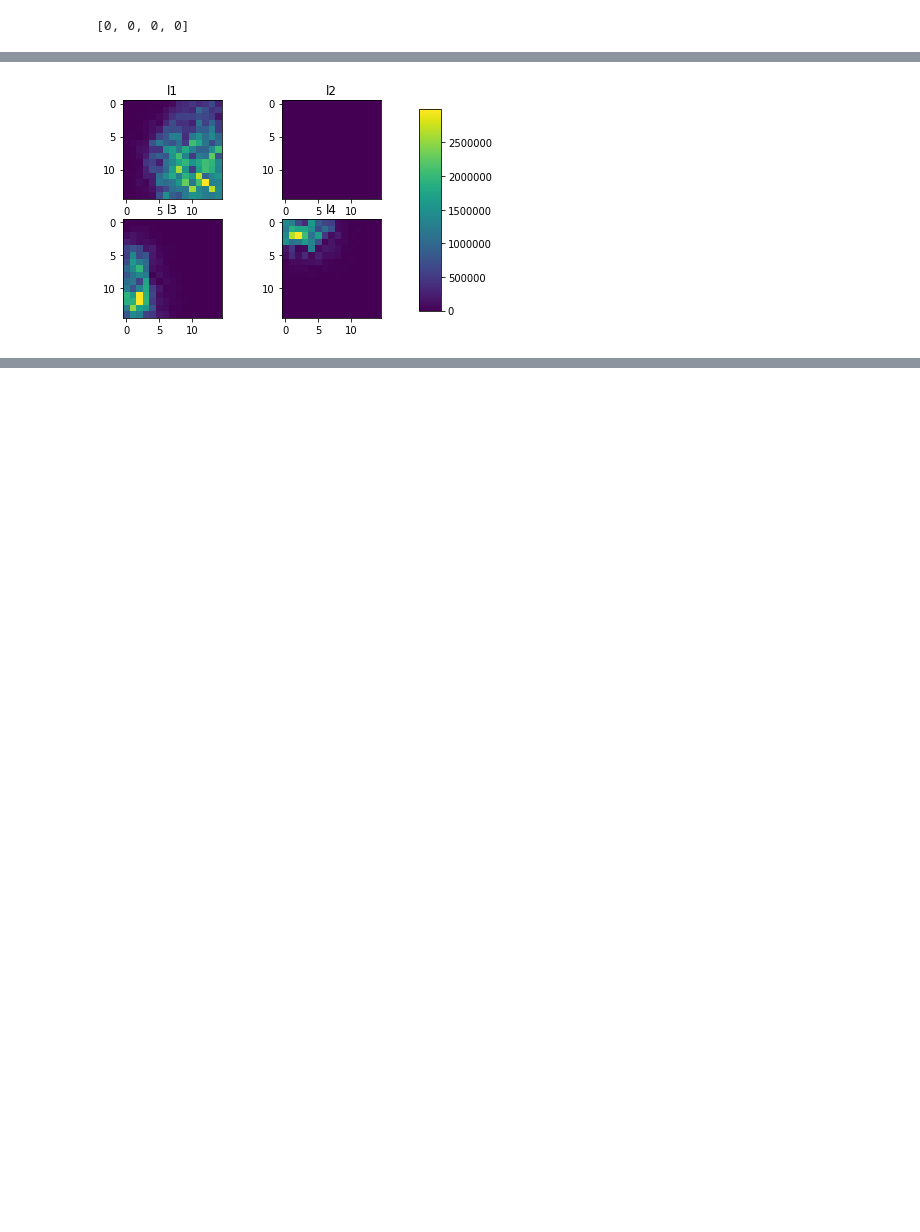
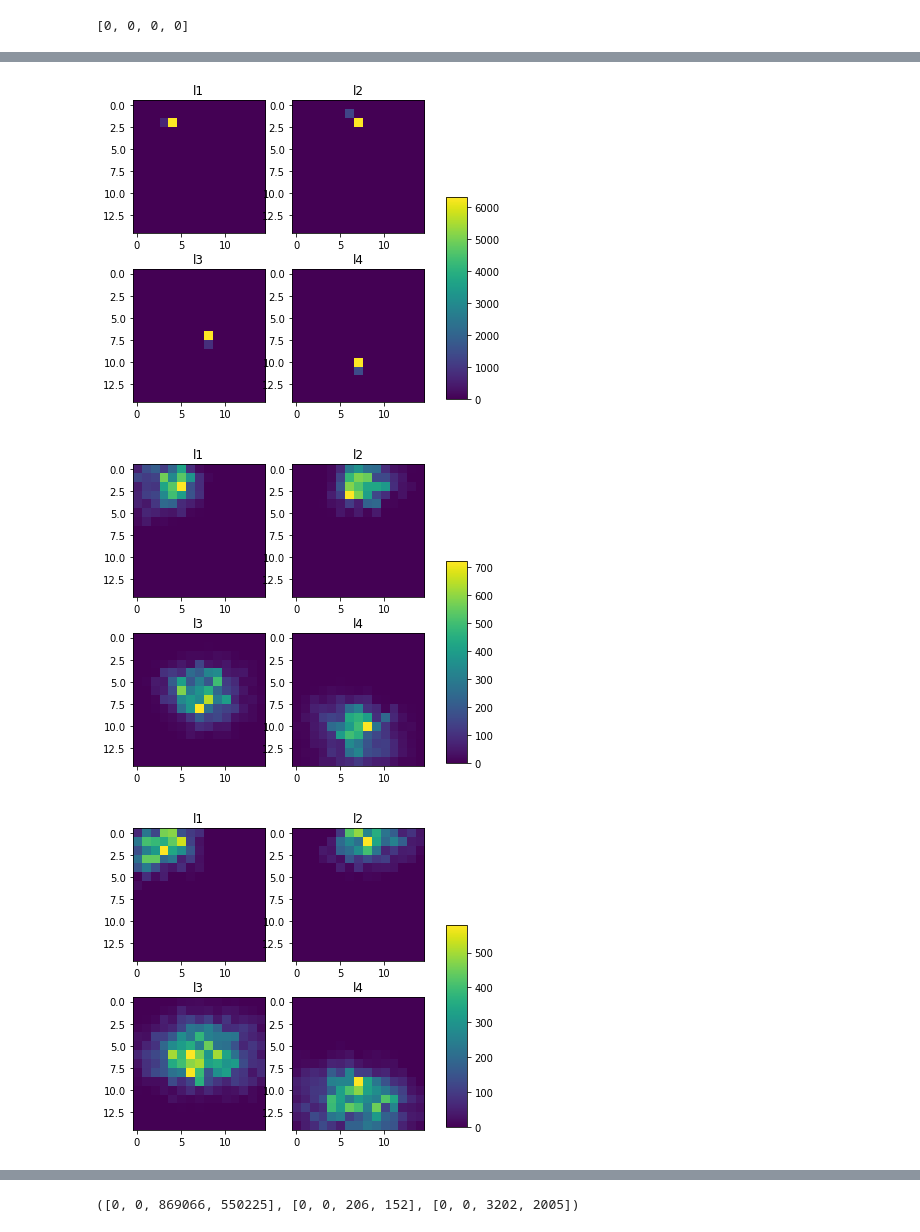
Before and after one commit to dino2029/ARE, a Jupyter notebook: are.ipynb, the cells around one changed output, grey strips where cells are left out. Saved outputs shown, nothing was run; the diff lists cells and outputs as text; code cells hidden in the pictures; blank space fills up the shorter version.

```diff
--- a/are.ipynb
+++ b/are.ipynb
@@ -244,14 +184,14 @@ def generation(finit, n):
     etat = copy.deepcopy(finit)
     list_gen = [etat]
 
-    for j in range(1, n):
-        new_etat = evolution2(etat)
+    for j in range(0, n):
+        new_etat = evolution(etat)
         list_gen.append(new_etat)
         etat = copy.deepcopy(new_etat)
 
     return list_gen
 # %%
-test = generation(finit, 1500)
+test = generation(finit, 1000)
 # %%
 test[0]
 # %% [output]
@@ -274,20 +214,28 @@ test[0]
  (14, 14): [0, 0, 0, 0]}
-# %%
-plateau = affect_array(test[350], int(math.sqrt(len(pos))), len(langue))
 # %%
-fig, ax = plt.subplots(2, 2)
-im = ax[0, 0].imshow(plateau[:,:,0])
-ax[0,0].set_title("l1")
-im = ax[0, 1].imshow(plateau[:,:,1])
-ax[0,1].set_title("l2")
-im = ax[1, 0].imshow(plateau[:,:,2])
-ax[1,0].set_title("l3")
-im = ax[1, 1].imshow(plateau[:,:,3])
-ax[1,1].set_title("l4")
-fig.subplots_adjust(right=0.8)
-cbar_ax = fig.add_axes([0.85, 0.15, 0.05, 0.7])
-fig.colorbar(im, cax=cbar_ax)
+def affiche(c):
+    plateau = affect_array(test[c], int(math.sqrt(len(pos))), len(langue))
+    fig, ax = plt.subplots(2, 2)
+    im = ax[0, 0].imshow(plateau[:,:,0])
+    ax[0,0].set_title("l1")
+    im = ax[0, 1].imshow(plateau[:,:,1])
+    ax[0,1].set_title("l2")
+    im = ax[1, 0].imshow(plateau[:,:,2])
+    ax[1,0].set_title("l3")
+    im = ax[1, 1].imshow(plateau[:,:,3])
+    ax[1,1].set_title("l4")
+    fig.subplots_adjust(top=1.2)
+    fig.subplots_adjust(right=0.8)
+    cbar_ax = fig.add_axes([0.85, 0.15, 0.05, 0.7])
+    fig.colorbar(im, cax=cbar_ax)
 
-plt.show()
+    plt.show()
-# %% [output]
-[figure, removed]
+# %%
+i = 0
+while(i<=500):
+    affiche(i)
+    i = i + 50
+# %% [output]
+[figure, added]
+[figure, added]
+[figure, added]
@@ -293,0 +273,4 @@ plt.show()
+# %%
+universelle(test[500])
+# %% [output]
+([0, 0, 869066, 550225], [0, 0, 206, 152], [0, 0, 3202, 2005])
```
Also changed, not shown: parts of 14 cells of this notebook.
